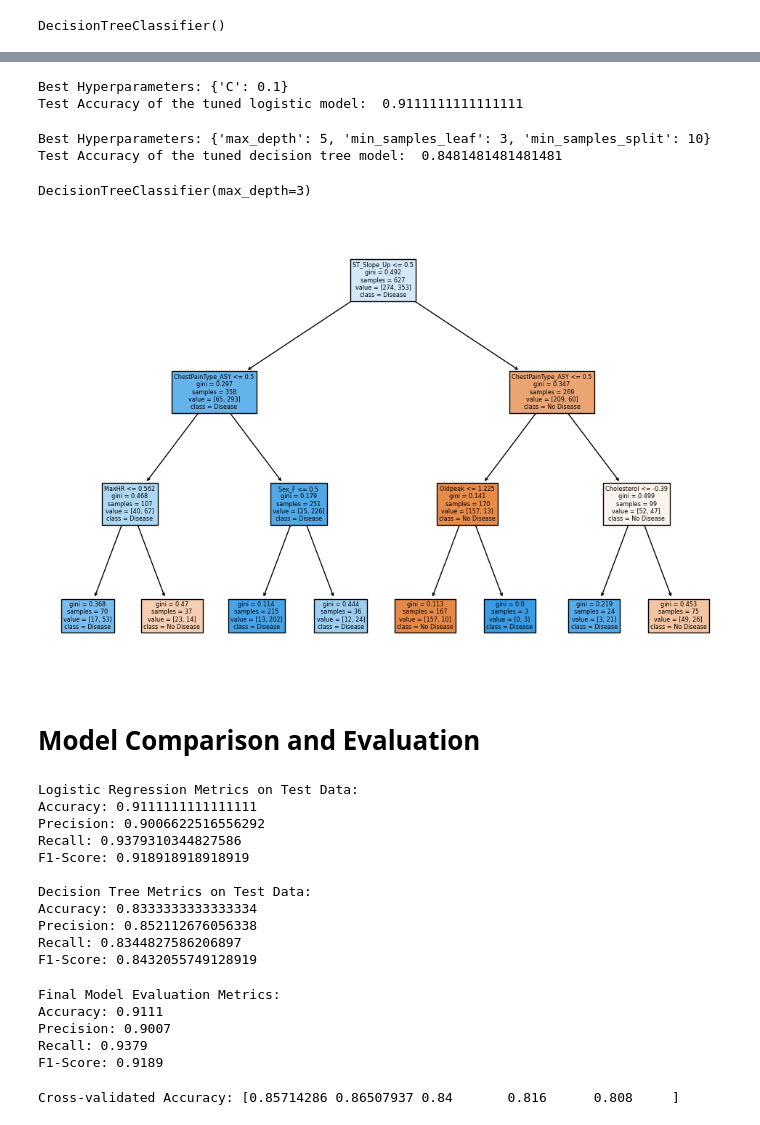
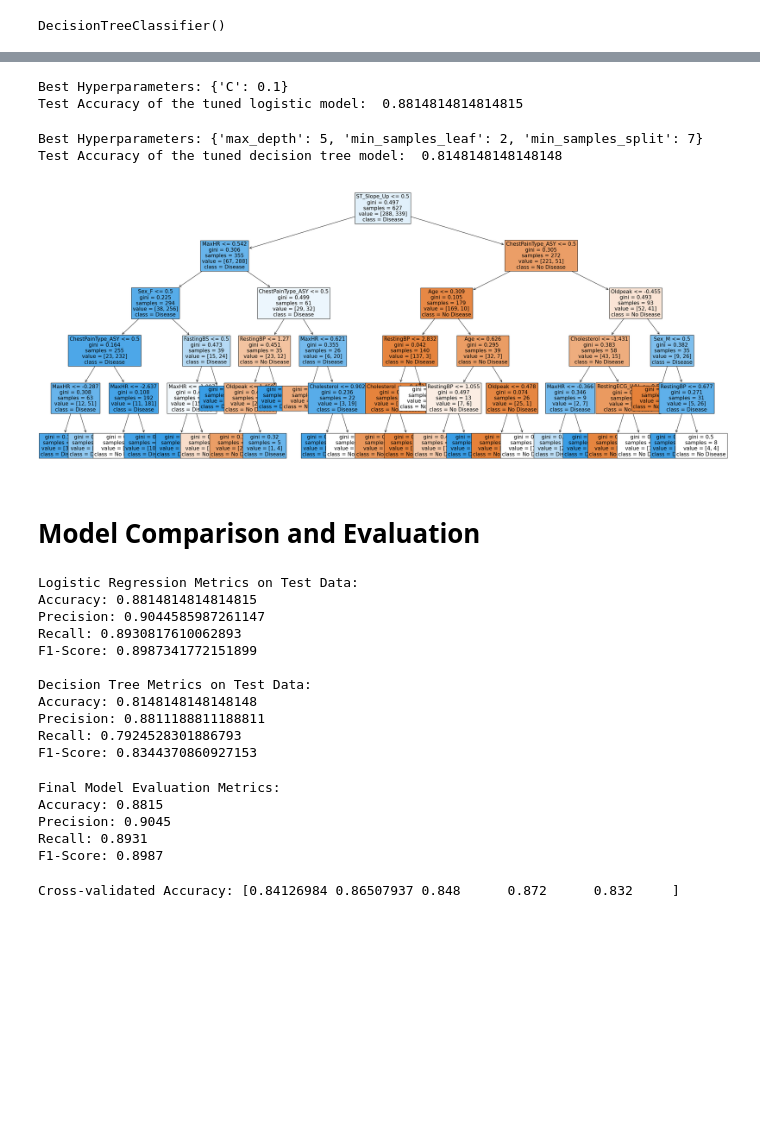
Before and after one commit to WanJing923/ML_code, a Jupyter notebook: code.ipynb, the cells around one changed output, grey strips where cells are left out. Saved outputs shown, nothing was run; the diff lists cells and outputs as text; code cells hidden in the pictures; blank space fills up the shorter version.

```diff
--- a/code.ipynb
+++ b/code.ipynb
@@ -582,15 +582,15 @@ best_params = grid_search.best_params_ #get best
 print("Best Hyperparameters:", best_params)
 
 # train the final model with best hyperparameters
-final_model = LogisticRegression(C=best_params['C'])
-final_model.fit(x_train, y_train)
+final_model_logistic = LogisticRegression(C=best_params['C']) #regularization
+final_model_logistic.fit(x_train, y_train)
 
 # evaluate
-test_accuracy = final_model.score(x_test, y_test)
+test_accuracy = final_model_logistic.score(x_test, y_test)
 print("Test Accuracy of the tuned logistic model: ", test_accuracy)
 # %% [output]
 Best Hyperparameters: {'C': 0.1}
-Test Accuracy of the tuned logistic model:  0.9111111111111111
+Test Accuracy of the tuned logistic model:  0.8814814814814815
 # %%
 # the output of best hyperparameters is 10 means that the model with a moderate level of regularization performed the best on my test data
 # output shows my model that performed well on test data with accuracy of 87.41%
@@ -609,60 +609,49 @@ grid_search.fit(x_train, y_train)
 best_params = grid_search.best_params_
 print("Best Hyperparameters:", best_params)
 
-final_model = DecisionTreeClassifier(
+final_model_decision = DecisionTreeClassifier(
     max_depth=best_params['max_depth'],
     min_samples_split=best_params['min_samples_split'],
     min_samples_leaf=best_params['min_samples_leaf']
 )
-final_model.fit(x_train, y_train)
+final_model_decision.fit(x_train, y_train)
 
-test_accuracy = final_model.score(x_test, y_test)
+test_accuracy = final_model_decision.score(x_test, y_test)
 print("Test Accuracy of the tuned decision tree model: ", test_accuracy)
 # %% [output]
-Best Hyperparameters: {'max_depth': 5, 'min_samples_leaf': 3, 'min_samples_split': 10}
-Test Accuracy of the tuned decision tree model:  0.8481481481481481
+Best Hyperparameters: {'max_depth': 5, 'min_samples_leaf': 2, 'min_samples_split': 7}
+Test Accuracy of the tuned decision tree model:  0.8148148148148148
 # %%
 # The improvement in accuracy indicates that the tuned decision tree model is better at making predictions on my default model test data. It shows hyperparameter tuning to optimize my decision tree model's performance.
-# %%
-from sklearn.tree import DecisionTreeClassifier
-decision_tree_model = DecisionTreeClassifier(max_depth=3)
-decision_tree_model.fit(x_train, y_train)
-# %% [output]
-DecisionTreeClassifier(max_depth=3)
 # %%
 from sklearn import tree #https://www.kaggle.com/code/gauravduttakiit/hyperparameter-tuning-in-decision-trees
 
 # show the tree of decision tree model
-fig = plt.figure(figsize=(12, 8))
+fig = plt.figure(figsize=(35, 15))
 _ = tree.plot_tree(
-    decision_tree_model,
+    final_model_decision,
     feature_names=x_train.columns,
+    fontsize=15,
     class_names=['No Disease', 'Disease'], #No Disease(no heart disease)
     filled=True
 )
 plt.show() # shows the decision tree that make decision based on which feature
 # %% [output]
-[figure, old version]
+[figure, new version]
 # %% [markdown]
 # Model Comparison and Evaluation
 # %%
 # comparison between logister regression and decision tree
 
-logistic_model = LogisticRegression()
-logistic_model.fit(x_train, y_train)
-
-decision_tree_model = DecisionTreeClassifier()
-decision_tree_model.fit(x_train, y_train)
-
 # logistic
-y_pred_logistic = logistic_model.predict(x_test)
+y_pred_logistic = final_model_logistic.predict(x_test)
 accuracy_logistic = accuracy_score(y_test, y_pred_logistic)
 precision_logistic = precision_score(y_test, y_pred_logistic)
 recall_logistic = recall_score(y_test, y_pred_logistic)
 f1_logistic = f1_score(y_test, y_pred_logistic)
 
 # decision tree
-y_pred_tree = decision_tree_model.predict(x_test)
+y_pred_tree = final_model_decision.predict(x_test)
 accuracy_tree = accuracy_score(y_test, y_pred_tree)
 precision_tree = precision_score(y_test, y_pred_tree)
 recall_tree = recall_score(y_test, y_pred_tree)
@@ -682,21 +671,21 @@ print("Recall:", recall_tree)
 print("F1-Score:", f1_tree)
 # %% [output]
 Logistic Regression Metrics on Test Data:
-Accuracy: 0.9111111111111111
-Precision: 0.9006622516556292
-Recall: 0.9379310344827586
-F1-Score: 0.918918918918919
+Accuracy: 0.8814814814814815
+Precision: 0.9044585987261147
+Recall: 0.8930817610062893
+F1-Score: 0.8987341772151899
 
 Decision Tree Metrics on Test Data:
-Accuracy: 0.8333333333333334
-Precision: 0.852112676056338
-Recall: 0.8344827586206897
-F1-Score: 0.8432055749128919
+Accuracy: 0.8148148148148148
+Precision: 0.8811188811188811
+Recall: 0.7924528301886793
+F1-Score: 0.8344370860927153
 # %%
 # The logistic regression model has higher accuracy, precision, recall, and F1-score compared to the decision tree model. Therefore, based on these metrics, the logistic regression model is the better-performing model for predicting heart failure disease.
 
 # Final model: logistic model
-y_pred = logistic_model.predict(x_test)
+y_pred = final_model_logistic.predict(x_test)
 accuracy = accuracy_score(y_test, y_pred)
 precision = precision_score(y_test, y_pred)
 recall = recall_score(y_test, y_pred)
@@ -709,17 +698,16 @@ print(f"Recall: {recall:.4f}")
 print(f"F1-Score: {f1:.4f}")
 # %% [output]
 Final Model Evaluation Metrics:
-Accuracy: 0.9111
-Precision: 0.9007
-Recall: 0.9379
-F1-Score: 0.9189
+Accuracy: 0.8815
+Precision: 0.9045
+Recall: 0.8931
+F1-Score: 0.8987
 # %%
 # perform cross validation https://scikit-learn.org/stable/modules/cross_validation.html
 from sklearn.model_selection import cross_val_score
 
-model = LogisticRegression()
 # split data into 5
-scores = cross_val_score(model, x_train, y_train, cv=5, scoring='accuracy')
+scores = cross_val_score(final_model_logistic, x_train, y_train, cv=5, scoring='accuracy')
 print("Cross-validated Accuracy:", scores)
 # %% [output]
-Cross-validated Accuracy: [0.85714286 0.86507937 0.84       0.816      0.808     ]
+Cross-validated Accuracy: [0.84126984 0.86507937 0.848      0.872      0.832     ]
```
Also changed, not shown: parts of 9 cells of this notebook.
